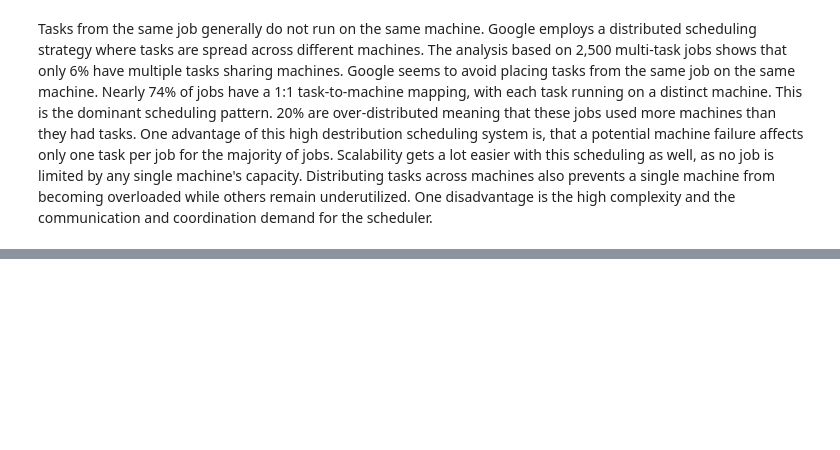
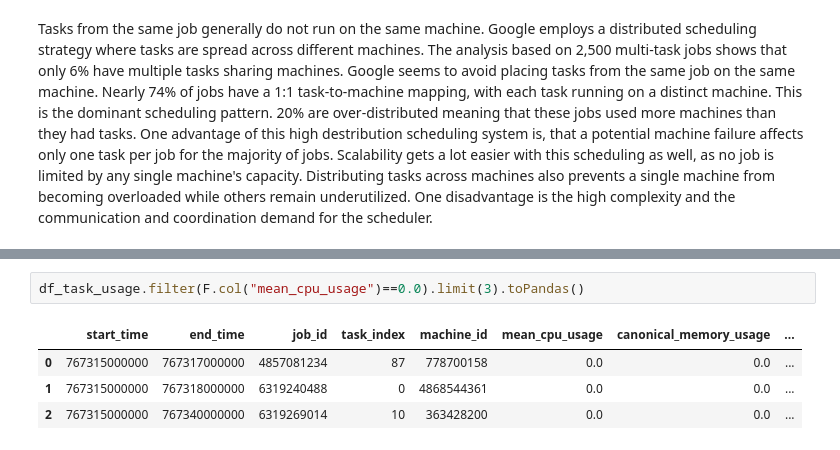
Before and after one commit to len-rtz/LDMS-google-traces-spark, a Jupyter notebook: google_cluster_analysis.ipynb, the cells around one changed output, grey strips where cells are left out. Drawn from its saved outputs; the diff is of its cells as text; blank space fills up the shorter version.

```diff
--- a/google_cluster_analysis.ipynb
+++ b/google_cluster_analysis.ipynb
@@ -708,0 +763,7 @@ Tasks from the same job generally do not run on the same machine. Google employs
+# %%
+df_task_usage.filter(F.col("mean_cpu_usage")==0.0).limit(3).toPandas()
+# %% [output]
+|  | start_time | end_time | job_id | task_index | machine_id | mean_cpu_usage | canonical_memory_usage | ... |
+| 0 | 767315000000 | 767317000000 | 4857081234 | 87 | 778700158 | 0.0 | 0.0 | ... |
+| 1 | 767315000000 | 767318000000 | 6319240488 | 0 | 4868544361 | 0.0 | 0.0 | ... |
+| 2 | 767315000000 | 767340000000 | 6319269014 | 10 | 363428200 | 0.0 | 0.0 | ... |
```
Also changed, not shown: parts of 38 cells of this notebook.
